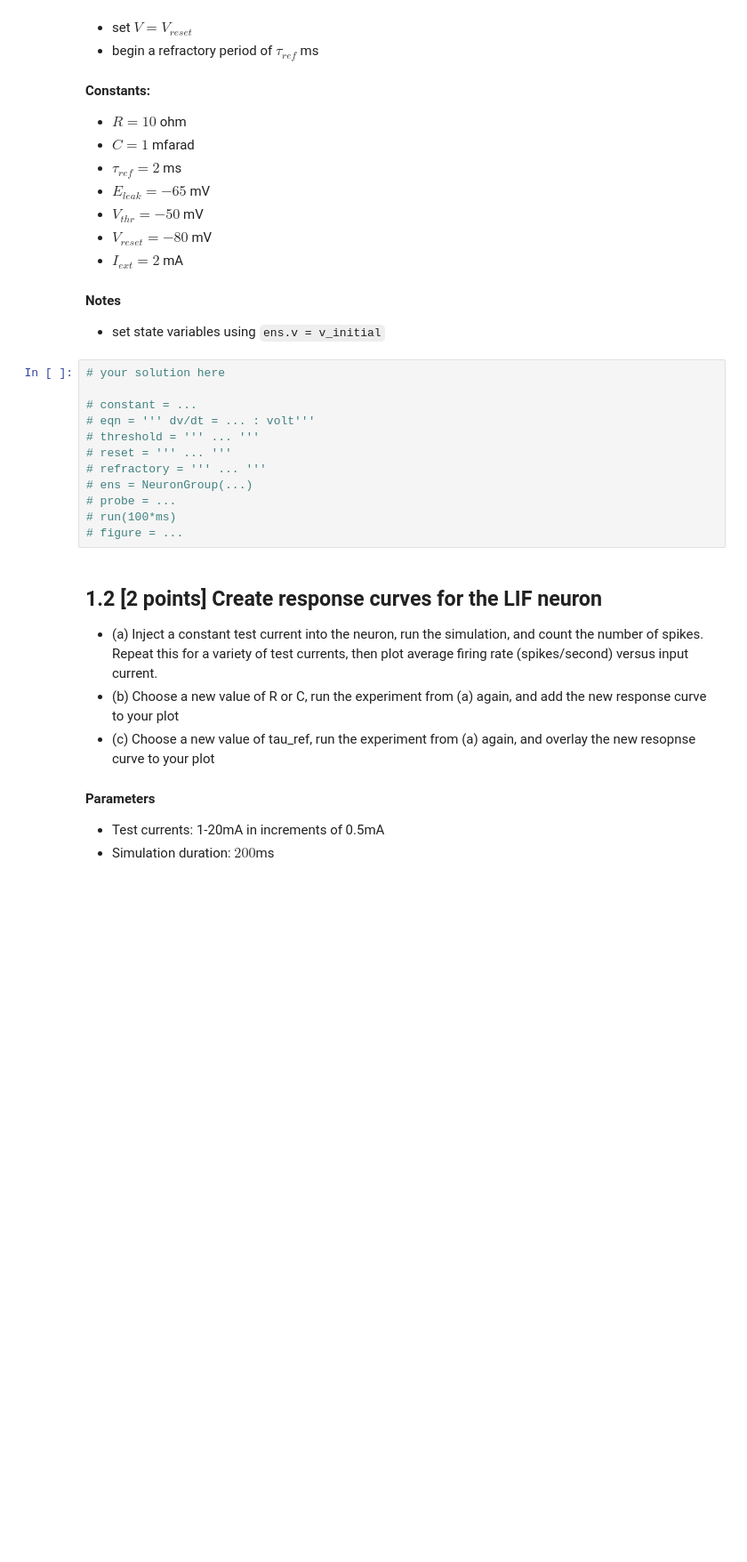
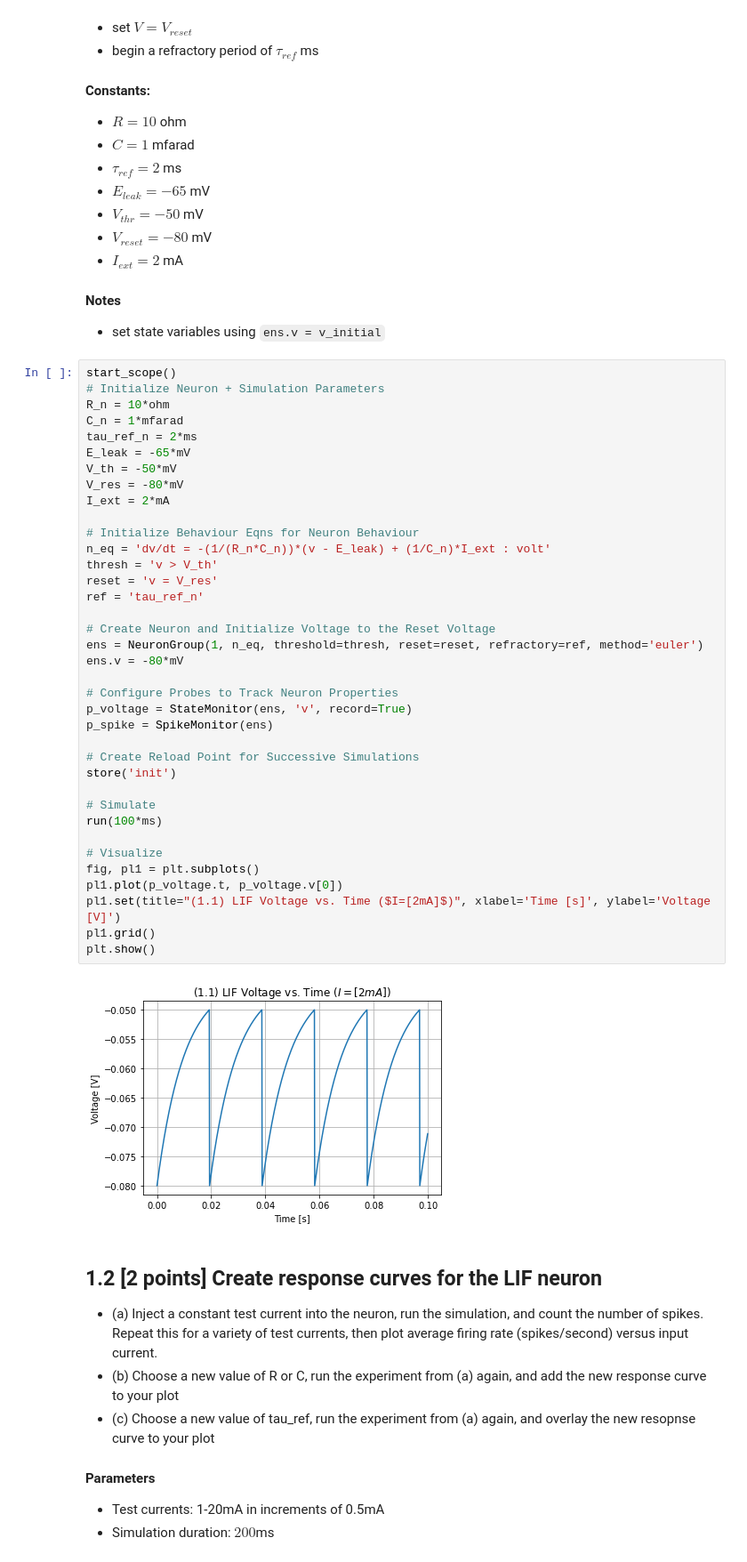
Before and after one commit to borealis31/SYDE552, a Jupyter notebook: Assignment 1/syde552-assignment1.ipynb, the cells around one changed output. Shown at 89% size. Cells and saved outputs as stored; diff of their text form; blank space fills up the shorter version.

````diff
--- a/Assignment 1/syde552-assignment1.ipynb
+++ b/Assignment 1/syde552-assignment1.ipynb
@@ -183,18 +183,45 @@ if $V>V_{thr}$:
 
 #### Notes
  - set state variables using ```ens.v = v_initial```
-# %%
-# your solution here
-
-# constant = ...
-# eqn = ''' dv/dt = ... : volt'''
-# threshold = ''' ... '''
-# reset = ''' ... '''
-# refractory = ''' ... '''
-# ens = NeuronGroup(...)
-# probe = ...
-# run(100*ms)
-# figure = ...
+# %%
+start_scope()
+# Initialize Neuron + Simulation Parameters
+R_n = 10*ohm
+C_n = 1*mfarad
+tau_ref_n = 2*ms
+E_leak = -65*mV
+V_th = -50*mV
+V_res = -80*mV
+I_ext = 2*mA
+
+# Initialize Behaviour Eqns for Neuron Behaviour
+n_eq = 'dv/dt = -(1/(R_n*C_n))*(v - E_leak) + (1/C_n)*I_ext : volt'
+thresh = 'v > V_th'
+reset = 'v = V_res'
+ref = 'tau_ref_n'
+
+# Create Neuron and Initialize Voltage to the Reset Voltage
+ens = NeuronGroup(1, n_eq, threshold=thresh, reset=reset, refractory=ref, method='euler')
+ens.v = -80*mV
+
+# Configure Probes to Track Neuron Properties
+p_voltage = StateMonitor(ens, 'v', record=True)
+p_spike = SpikeMonitor(ens)
+
+# Create Reload Point for Successive Simulations
+store('init')
+
+# Simulate
+run(100*ms)
+
+# Visualize
+fig, pl1 = plt.subplots()
+pl1.plot(p_voltage.t, p_voltage.v[0])
+pl1.set(title="(1.1) LIF Voltage vs. Time ($I=[2mA]$)", xlabel='Time [s]', ylabel='Voltage [V]')
+pl1.grid()
+plt.show()
+# %% [output]
+[figure, added]
 # %% [markdown]
 ## 1.2 [2 points] Create response curves for the LIF neuron
  - (a) Inject a constant test current into the neuron, run the simulation, and count the number of spikes. Repeat this for a variety of test currents, then plot average firing rate (spikes/second) versus input current.
````
Also changed, not shown: parts of 23 cells of this notebook.
